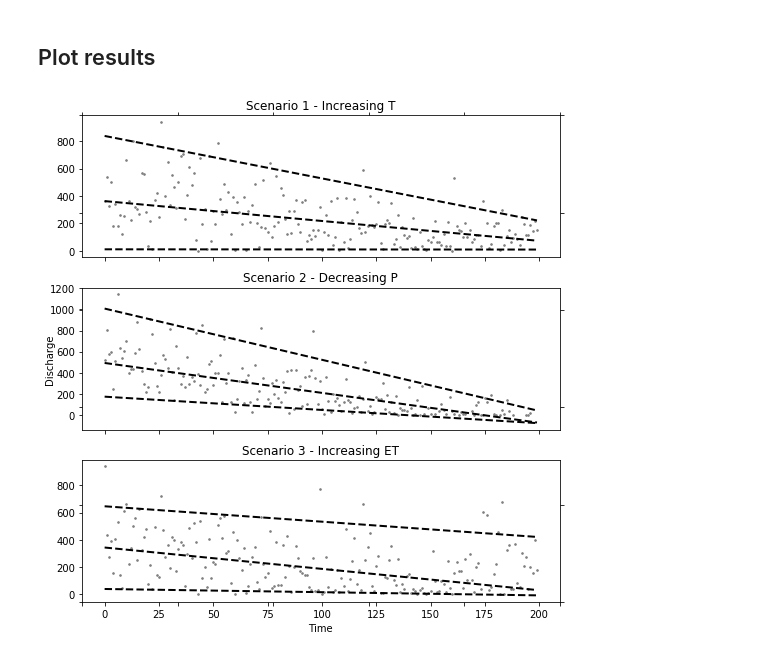
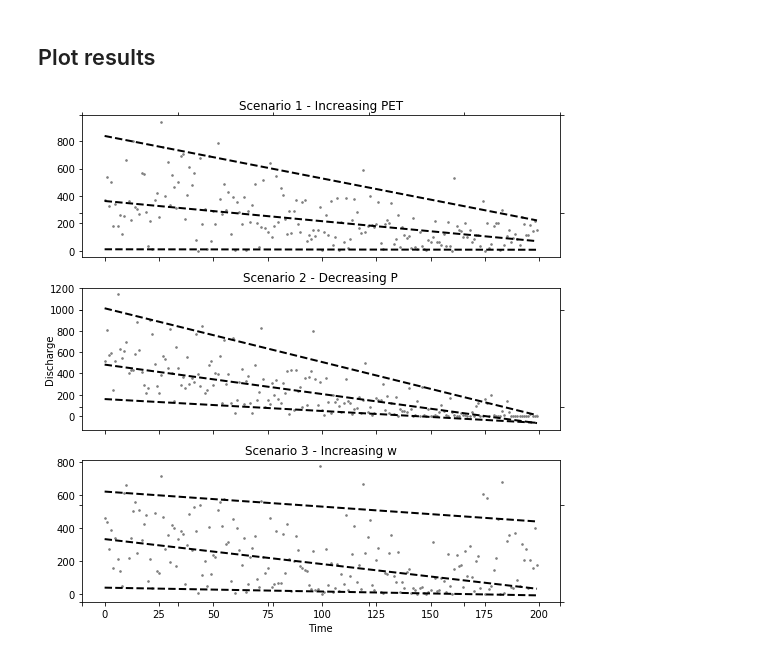
Before and after one commit to nicksilver/stream-variability, a Jupyter notebook: analysis/analytical_framework.ipynb, the cells around one changed output. Drawn from its saved outputs; the diff is of its cells as text; code cells hidden in the pictures.

```diff
--- a/analysis/analytical_framework.ipynb
+++ b/analysis/analytical_framework.ipynb
@@ -26,16 +26,16 @@ pet_avg = 500  # avg pet
 clim_noise = 200  # interannual climate noise
 w_noise = 0.2
 pet_trend = np.linspace(1, 2*pet_avg, n) + clim_noise*np.random.randn(n)
-pet_trend[pet_trend < 0] = 0
+pet_trend[pet_trend < 0] = .1
 pet = pet_avg + clim_noise*np.random.randn(n)
-pet[pet < 0] = 0
+pet[pet < 0] = 0.1
 p_trend = np.linspace(2*p_avg, 1, n) + clim_noise*np.random.randn(n)
-p_trend[p_trend < 0] = 0
+p_trend[p_trend < 0] = .1
 p = p_avg + clim_noise*np.random.randn(n)
-p[p < 0] = 0
+p[p < 0] = 0.1
 w_trend = np.linspace(1, 2*w_avg, n) + w_noise*np.random.randn(n)
-w_trend[w_trend < 0] = 0
+w_trend[w_trend < 1] = 1
 w = w_avg + w_noise*np.random.randn(n)
-w[w < 0] = 0
+w[w < 1] = 1
 # %% [markdown]
 ## Scenario 1 - increasing temperature (i.e. PET)
@@ -93,33 +97,33 @@ fig, axs = plt.subplots(3, sharex=True, figsize=(8,8))
 
 # Setup common axis labels
 fig.add_subplot(111, frameon=False)
 plt.tick_params(labelcolor='none', top='off', bottom='off', left='off', right='off')
 plt.grid(False)
 plt.xlabel("Time")
 plt.ylabel("Discharge")
 
 # Scenario 1 plot
 axs[0].scatter(data_1.time, data_1.discharge, color="grey", s=10, marker='.')
-axs[0].set_title("Scenario 1 - Increasing T")
+axs[0].set_title("Scenario 1 - Increasing PET")
 for qm, res in zip(quants, res_all_1):
     # get prediction for the model and plot
     # here we use a dict which works the same way as the df in ols
     axs[0].plot(x_p, res.predict({'time': x_p}), linestyle='--', lw=2, color='k')
 
 # Scenario 2 plot
 axs[1].scatter(data_2.time, data_2.discharge, color="grey", s=10, marker='.')
 axs[1].set_title("Scenario 2 - Decreasing P")
 for qm, res in zip(quants, res_all_2):
     # get prediction for the model and plot
     # here we use a dict which works the same way as the df in ols
     axs[1].plot(x_p, res.predict({'time': x_p}), linestyle='--', lw=2, color='k')
 
 axs[2].scatter(data_3.time, data_3.discharge, color="grey", s=10, marker='.')
-axs[2].set_title("Scenario 3 - Increasing ET")
+axs[2].set_title("Scenario 3 - Increasing w")
 for qm, res in zip(quants, res_all_3):
     # get prediction for the model and plot
     # here we use a dict which works the same way as the df in ols
     axs[2].plot(x_p, res.predict({'time': x_p}), linestyle='--', lw=2, color='k')
 plt.tight_layout()
 # %% [output]
-[figure, old version]
+[figure, new version]
```
Also changed, not shown: parts of 2 cells of this notebook.
